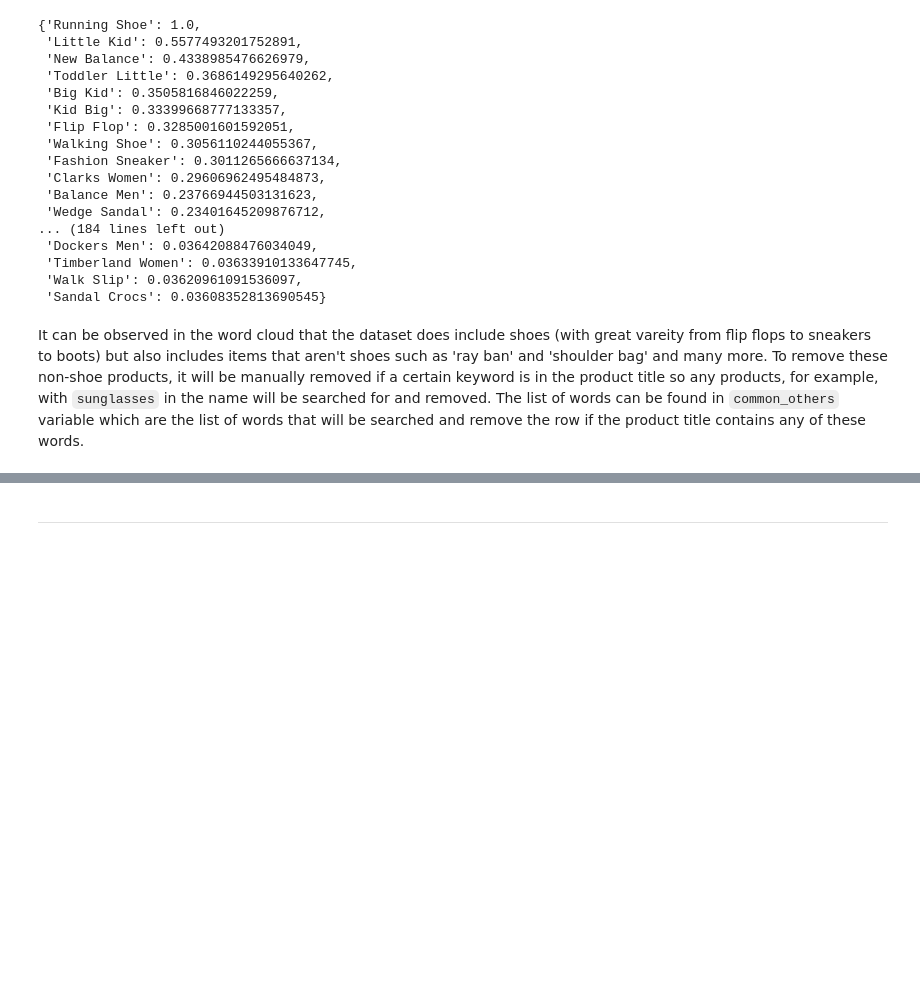
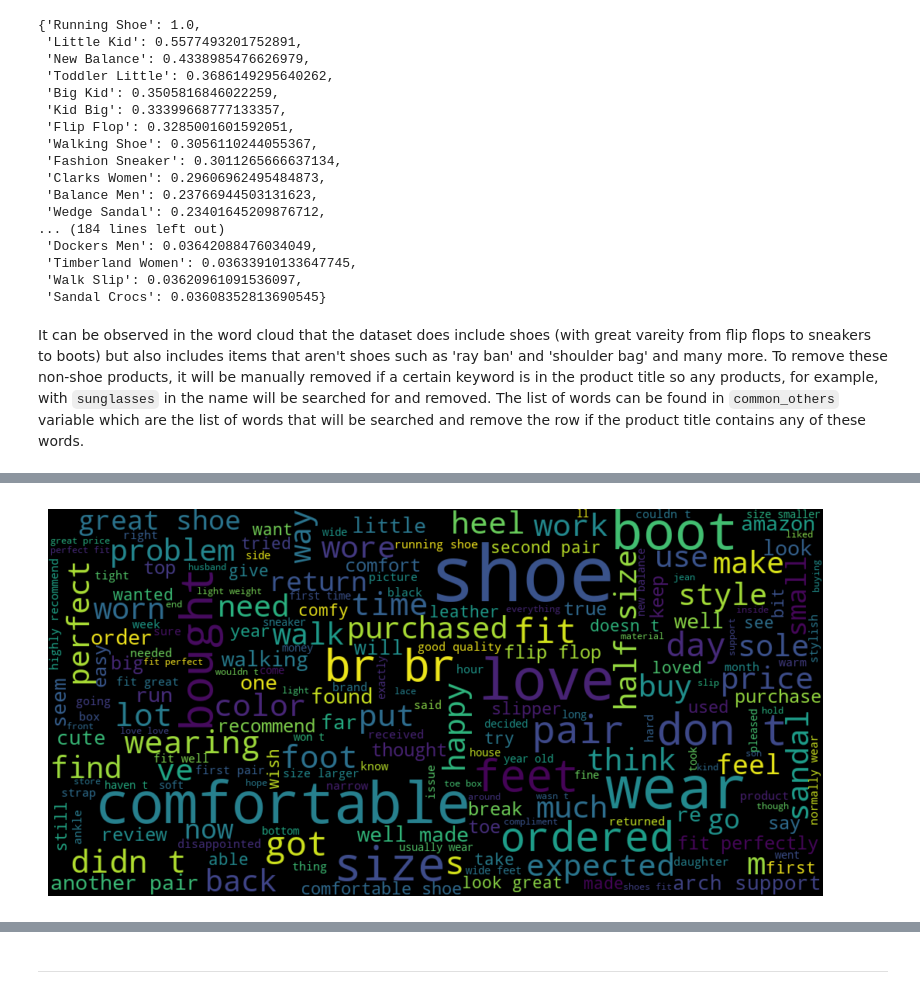
Before and after one commit to b8luong/Amazon-Reviews-Capstone, a Jupyter notebook: Amazon_shoe_reviews.ipynb, the cells around one changed output, grey strips where cells are left out. Saved outputs shown, nothing was run; the diff lists cells and outputs as text; code cells hidden in the pictures; blank space fills up the shorter version.

```diff
--- a/Amazon_shoe_reviews.ipynb
+++ b/Amazon_shoe_reviews.ipynb
@@ -119,7 +187,7 @@ word_frequencies
 # %% [markdown]
 It can be observed in the word cloud that the dataset does include shoes (with great vareity from flip flops to sneakers to boots) but also includes items that aren't shoes such as 'ray ban' and 'shoulder bag' and many more. To remove these non-shoe products, it will be manually removed if a certain keyword is in the product title so any products, for example, with `sunglasses` in the name will be searched for and removed. The list of words can be found in `common_others` variable which are the list of words that will be searched and remove the row if the product title contains any of these words.
 # %%
-# removing products that are not shoes
-common_others = [' bag ', 'sunglasses', 'wallet', 'ray ban', 'rayban', 'tote', 'handbag', 'purse', 'clutch', 'spinner', 'wrist']
+# removing products that are in no way related to shoes
+common_others = [r'\bbag(s)?\b', 'sunglasses', 'wallet', r'ray[- ]?ban', 'tote', 'handbag', 'purse', 'clutch', 'spinner', 'wrist']
 label_others = df['product_title'].str.contains('|'.join(common_others), case=False, na=False)
 df_others=df[label_others]
@@ -151,0 +323,3 @@ plt.show()
+# %%
+# Since the only characters needed are a-z and 0-9, everything else will be replaced with spaces
+df['review_body'] = df.loc[:,'review_body'].str.replace(r'[^A-Za-z0-9 ]', ' ').str.lower()
@@ -151,0 +354,3 @@ plt.show()
+# %%
+# Since the only characters needed are a-z and 0-9, everything else will be replaced with spaces
+df['review_headline'] = df.loc[:,'review_headline'].str.replace(r'[^A-Za-z0-9 ]', ' ').str.lower()
@@ -151,0 +384,11 @@ plt.show()
+# %%
+# Generating a word cloud just to visualize the most common products and see if there are outliers
+wc = ' '.join([text for text in df['review_body']])
+wordcloud = WordCloud(width = 1000, height = 500, random_state = 1, max_font_size = 100).generate(wc)
+# %%
+fig = plt.figure(figsize=(10,8))
+plt.imshow(wordcloud, interpolation='bilinear')
+plt.axis('off')
+plt.show()
+# %% [output]
+[figure, added]
```
Also changed, not shown: parts of 126 cells of this notebook, 1 other file.
